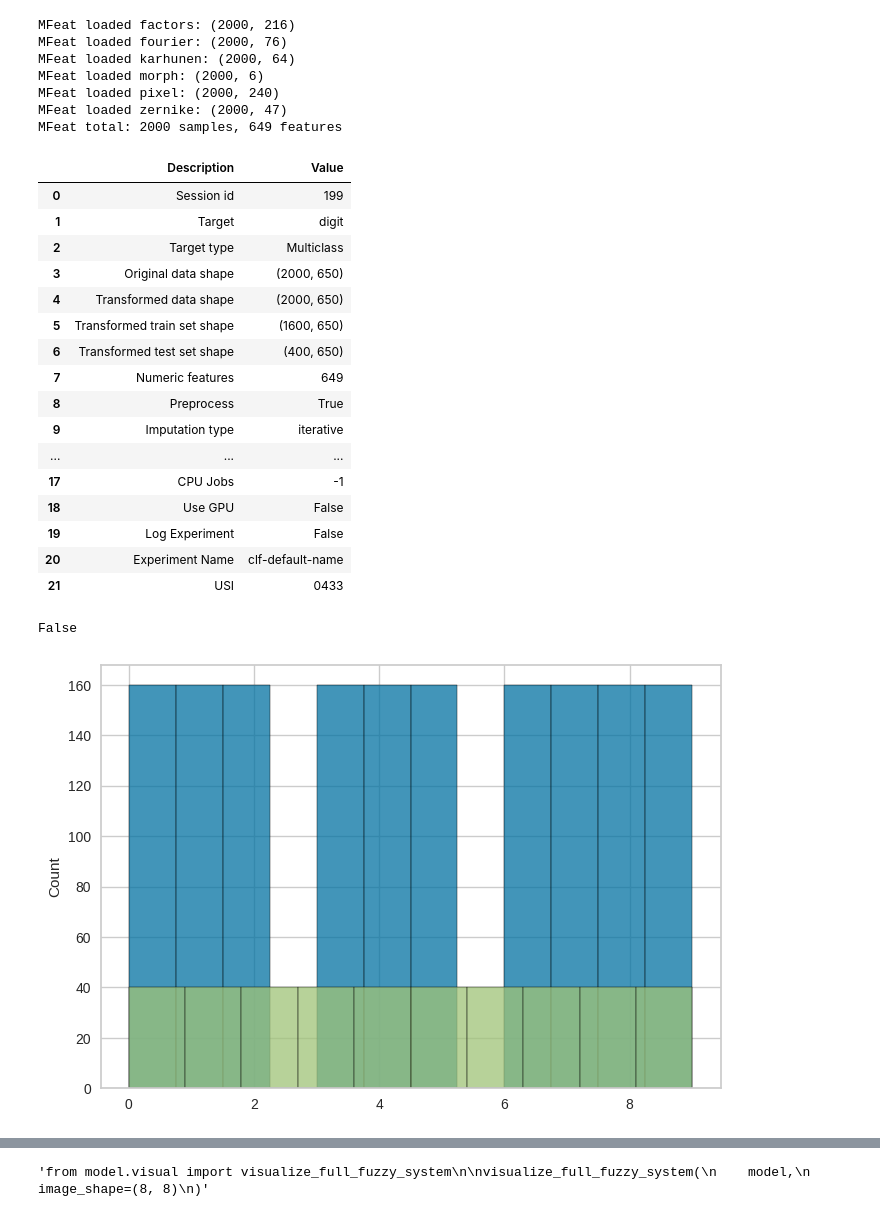
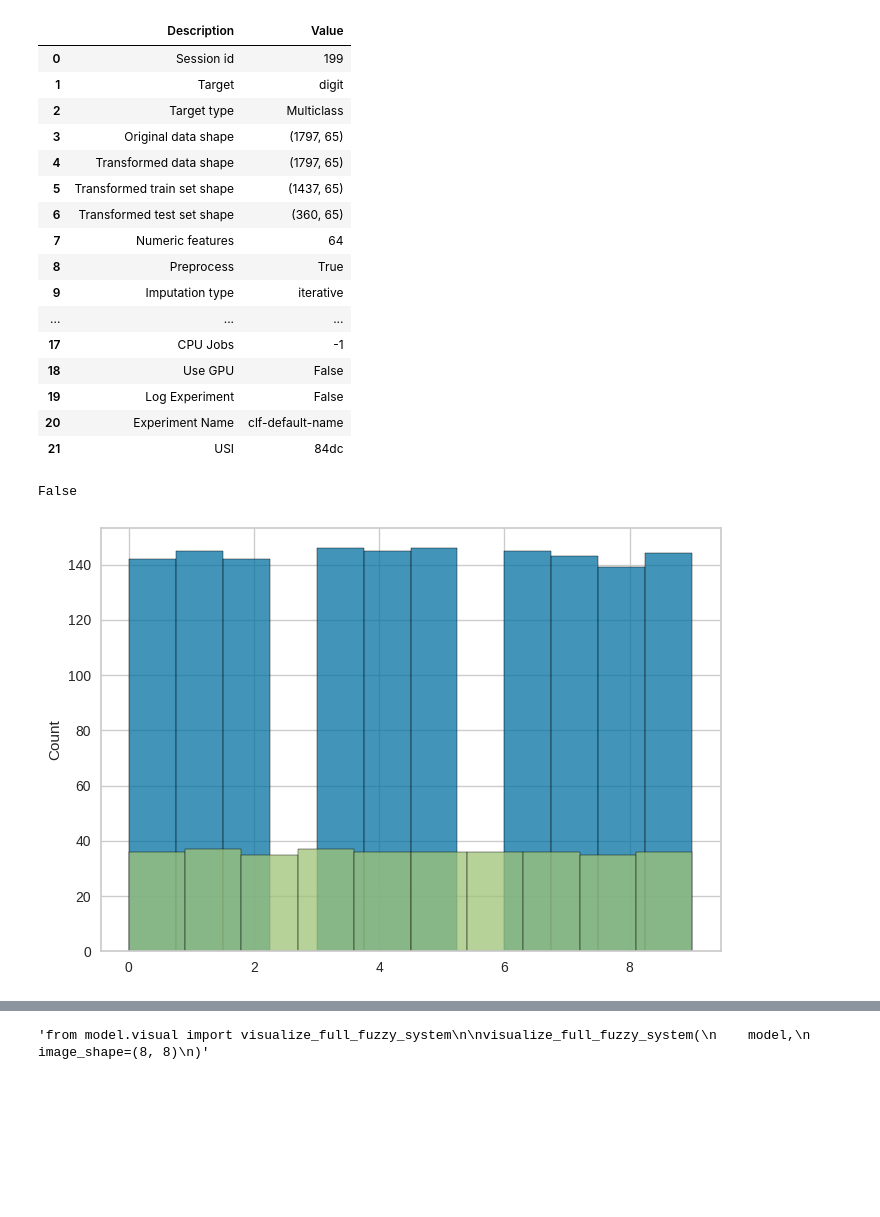
Before and after one commit to naforoutan/ReLaFIS, a Jupyter notebook: notebooks/test_class.ipynb, the cells around one changed output, grey strips where cells are left out. Drawn from its saved outputs; the diff is of its cells as text; code cells hidden in the pictures; blank space fills up the shorter version.

```diff
--- a/notebooks/test_class.ipynb
+++ b/notebooks/test_class.ipynb
@@ -52,46 +52,39 @@ learning_params = dict(train_size=train_size,
 from tests.tabular_small import (
     Cryotheraphy, Haberman, Heart, Glass, SegmentaitionUCI as Segmentaition, Wine, Thyroid,
     Immunotherapy, Iris, BreastCancer, PimaDiabetes, CarEvaluation, Autism,
     Digits, DNA, MFeat, Parkinson, SyntheticGaussian,
     Segmentation, DigitsUCI as Digits_UCI, BCW,
 )
 from tests.tabular_large import AdultIncome, BankMarketing, Smoke
 from tests.bio_medical import Diabetes, Colon, Leukemia, SRBCT, Madelon, ORL, Isolet
 from tests.image import MNIST, FashionMNIST
 from torch.utils.data import DataLoader
 
 # TODO
 # from tests.regression import EnergyEfficiency, Airfoil, Concrete, CCPP
 # from tests.inequality import LinearThreshold, ExponentialGrowth, LogisticGrowth, DampedOscillator, PDE
 
 #experiment = Madelon()  # Changed from session_id=random_state to use default balanced folds
-experiment = ORL(session_id=random_state)
+experiment = Digits(session_id=random_state)
 train_dataset = experiment.train_dataset(device)
 test_dataset = experiment.test_dataset(device)
 
 train_loader = DataLoader(train_dataset, batch_size=batch_size, shuffle=True)
 test_loader = DataLoader(test_dataset, batch_size=batch_size, shuffle=True)
 
 learning_params['train_size'] = experiment.train_numpy()[0].shape[0]
 #regression = experiment.target_type == 'regression'
 regression = False
 # %% [output]
-MFeat loaded factors: (2000, 216)
-MFeat loaded fourier: (2000, 76)
-MFeat loaded karhunen: (2000, 64)
-MFeat loaded morph: (2000, 6)
-MFeat loaded pixel: (2000, 240)
-MFeat loaded zernike: (2000, 47)
-MFeat total: 2000 samples, 649 features
 |  | Description | Value |
 | 0 | Session id | 199 |
 | 1 | Target | digit |
 | 2 | Target type | Multiclass |
-| 3 | Original data shape | (2000, 650) |
-| 4 | Transformed data shape | (2000, 650) |
-| 5 | Transformed train set shape | (1600, 650) |
-| 6 | Transformed test set shape | (400, 650) |
-| 7 | Numeric features | 649 |
+| 3 | Original data shape | (1797, 65) |
+| 4 | Transformed data shape | (1797, 65) |
+| 5 | Transformed train set shape | (1437, 65) |
+| 6 | Transformed test set shape | (360, 65) |
+| 7 | Numeric features | 64 |
 | 8 | Preprocess | True |
 | 9 | Imputation type | iterative |
 | ... | ... | ... |
@@ -99,7 +92,7 @@ MFeat total: 2000 samples, 649 features
 | 18 | Use GPU | False |
 | 19 | Log Experiment | False |
 | 20 | Experiment Name | clf-default-name |
-| 21 | USI | 0433 |
+| 21 | USI | 84dc |
 # %%
 sns.histplot(experiment.train_numpy()[1])
 sns.histplot(experiment.test_numpy()[1])
@@ -108,7 +101,7 @@ binary = len(np.unique(experiment.train_numpy()[1])) == 2
 binary
 # %% [output]
 False
-[figure, old version]
+[figure, new version]
 # %%
 # prepare the model - modeldec
 
```
Also changed, not shown: parts of 5 cells of this notebook, 9 other files.
